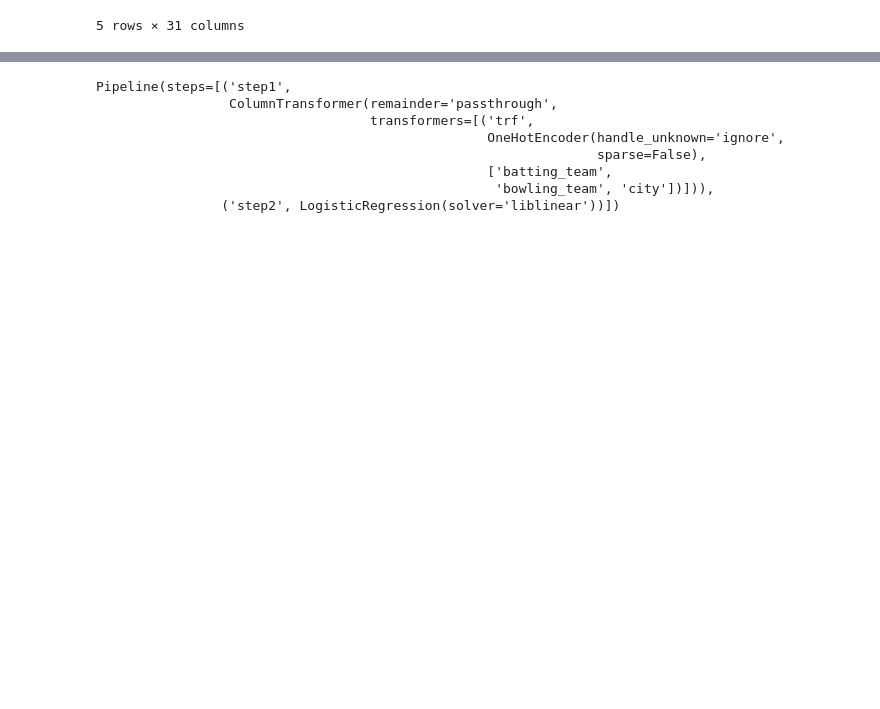
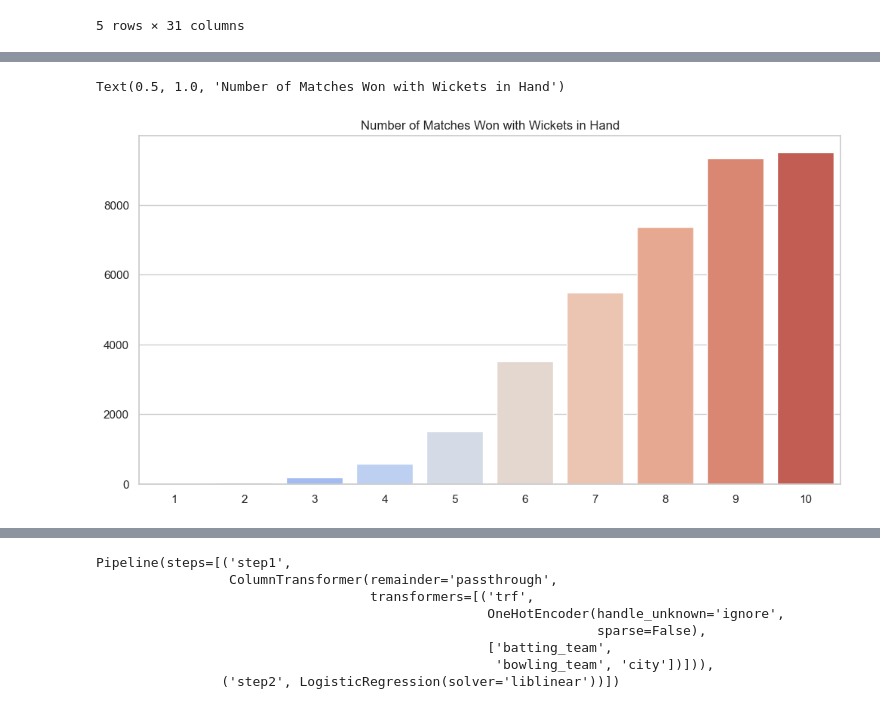
Before and after one commit to harshkedia17/IPL-WININNING-PREDICTION, a Jupyter notebook: prediction.ipynb, the cells around one changed output, grey strips where cells are left out. Saved outputs shown, nothing was run; the diff lists cells and outputs as text; code cells hidden in the pictures; blank space fills up the shorter version.

```diff
--- a/prediction.ipynb
+++ b/prediction.ipynb
@@ -251,3 +316,11 @@ final_df  = final_df[final_df['balls_left']!=0]
+# %%
+wickets_in_hand = final_df[final_df['result'] == 1]['wickets'].value_counts()
+plt.figure(figsize=(12, 6))
+sns.barplot(x=wickets_in_hand.index, y=wickets_in_hand.values, palette="coolwarm")
+plt.title("Number of Matches Won with Wickets in Hand")
+# %% [output]
+Text(0.5, 1.0, 'Number of Matches Won with Wickets in Hand')
+[figure, added]
 # %%
 from sklearn.model_selection import train_test_split
 X = final_df.drop('result',axis=1)
```
Also changed, not shown: parts of 10 cells of this notebook, 2 other files.
